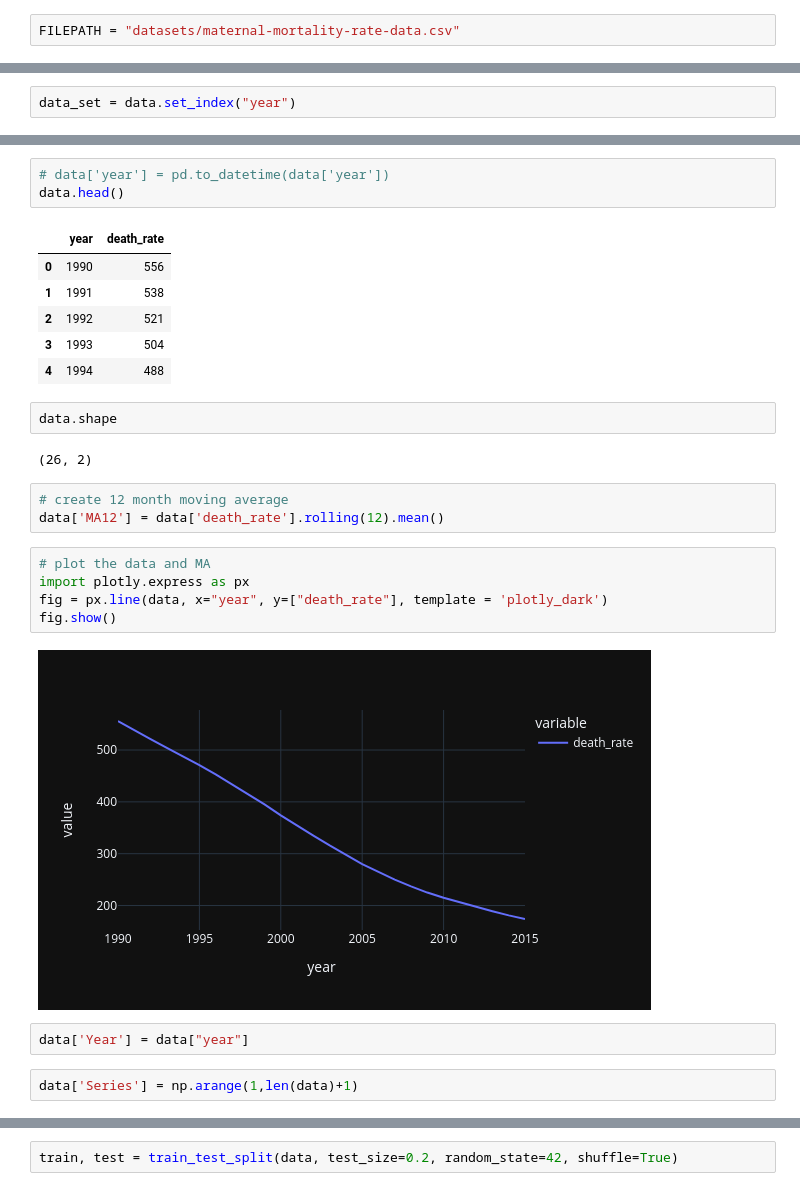
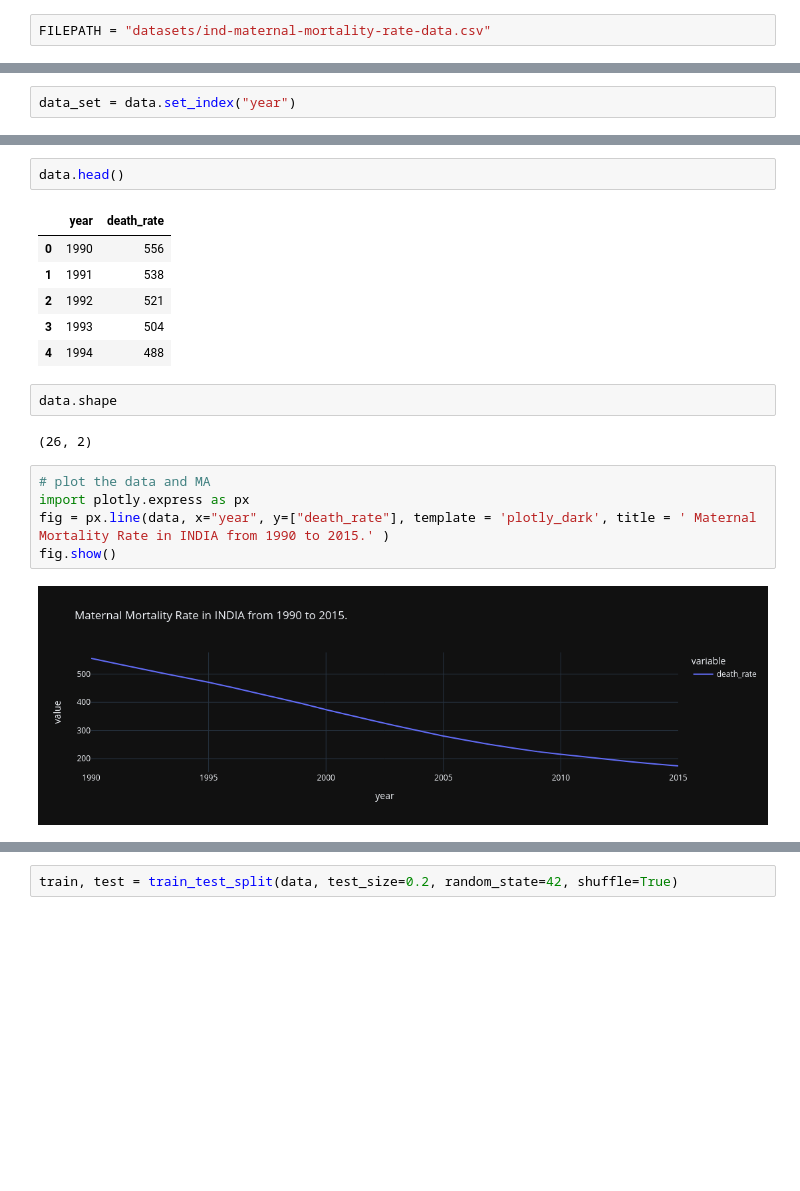
Before and after one commit to Sanjjushri/maternal-mortality-rate-prediction, a Jupyter notebook: maternal-mortality-rate-pridiction.ipynb, the cells around one changed output, grey strips where cells are left out. Saved outputs shown, nothing was run; the diff lists cells and outputs as text; blank space fills up the shorter version.

Commit message:
cluster analysis and prediction done for maternal mortality rate data

```diff
--- a/maternal-mortality-rate-pridiction.ipynb
+++ b/maternal-mortality-rate-pridiction.ipynb
@@ -7,7 +5,7 @@ import matplotlib.pyplot as plt
 import numpy as np
 from sklearn.model_selection import train_test_split
 # %%
-FILEPATH = "datasets/maternal-mortality-rate-data.csv"
+FILEPATH = "datasets/ind-maternal-mortality-rate-data.csv"
 # %%
 data = pd.read_csv(FILEPATH)
 # %%
@@ -47,5 +30,4 @@ plot_df(data, x=data["year"], y=data["death_rate"], title='Monthly anti-diabetic
 # %%
-# data['year'] = pd.to_datetime(data['year'])
 data.head()
 # %% [output]
 |  | year | death_rate |
@@ -58,17 +40,10 @@ data.head()
 data.shape
 # %% [output]
 (26, 2)
-# %%
-# create 12 month moving average
-data['MA12'] = data['death_rate'].rolling(12).mean()
 # %%
 # plot the data and MA
 import plotly.express as px
-fig = px.line(data, x="year", y=["death_rate"], template = 'plotly_dark')
+fig = px.line(data, x="year", y=["death_rate"], template = 'plotly_dark', title = ' Maternal Mortality Rate in INDIA from 1990 to 2015.' )
 fig.show()
 # %% [output]
-[figure, old version]
+[figure, new version]
-# %%
-data['Year'] = data["year"]
-# %%
-data['Series'] = np.arange(1,len(data)+1)
```
Also changed, not shown: parts of 14 cells of this notebook, 4 other files.
